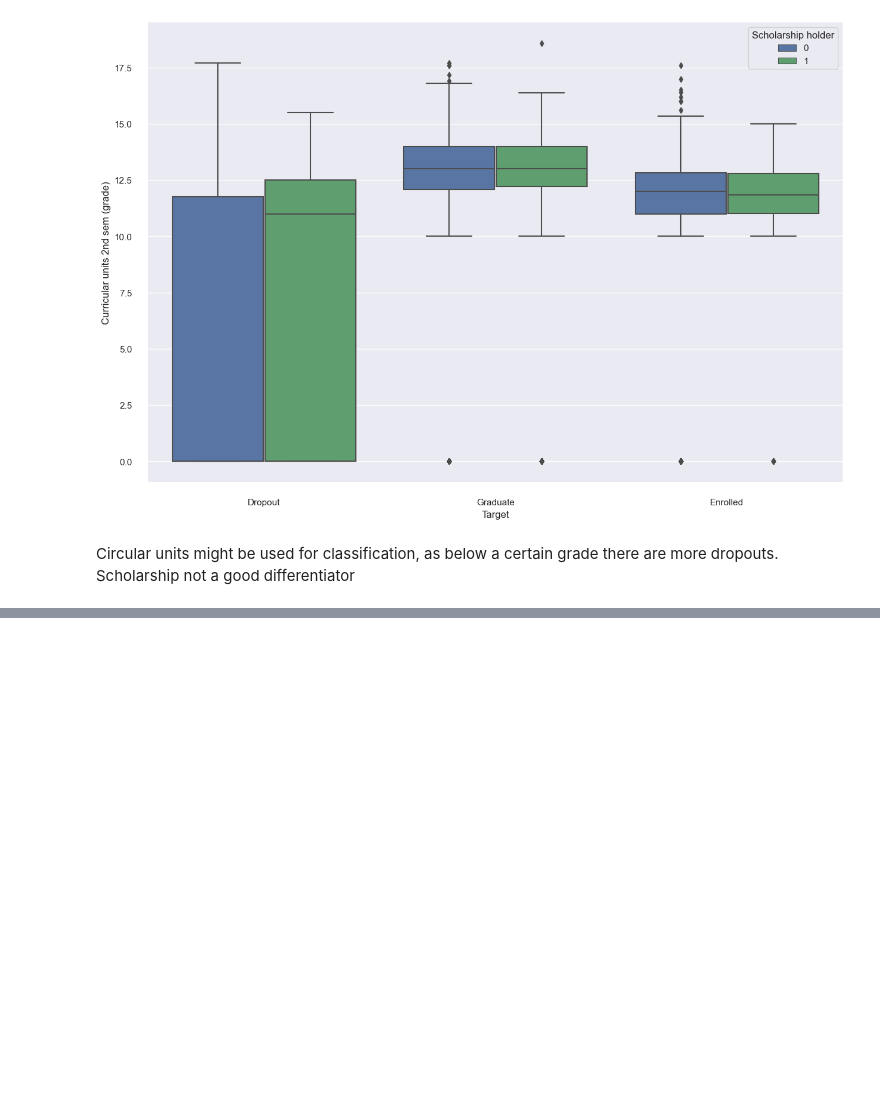
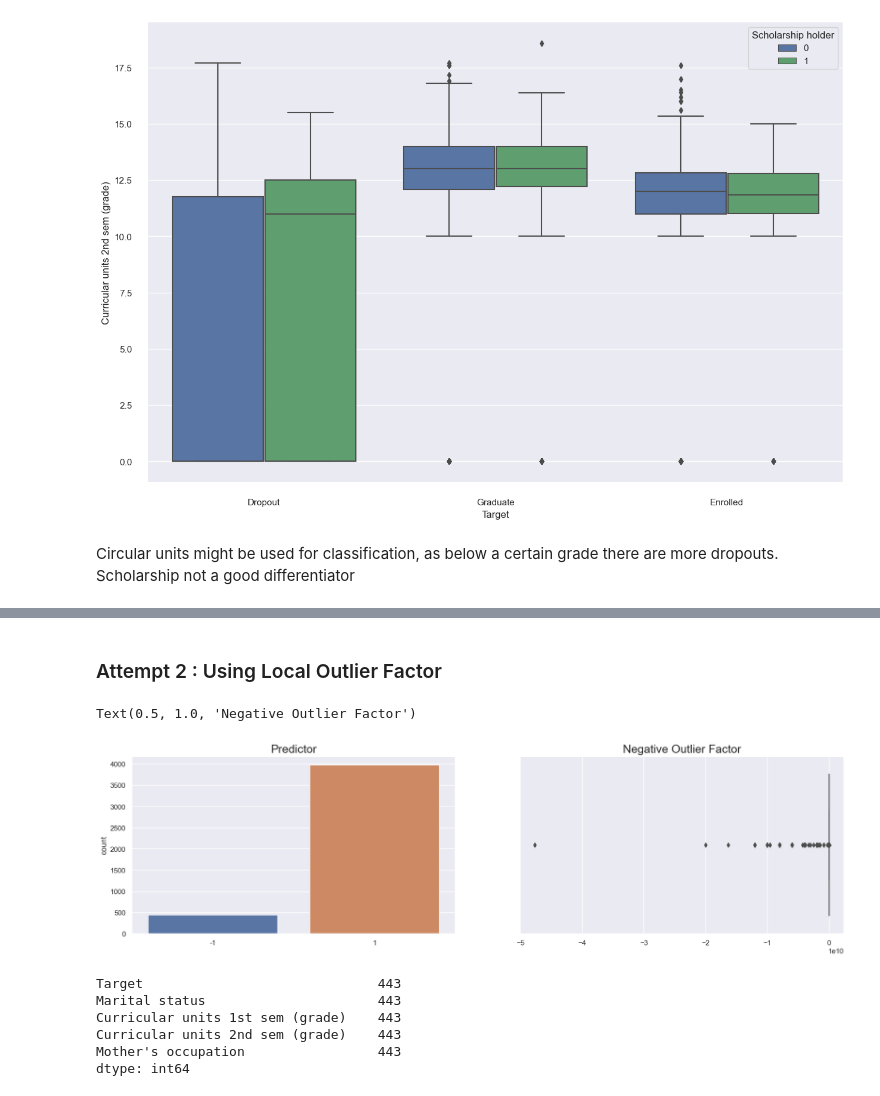
Before and after one commit to tersimdev/dropout-data-sci, a Jupyter notebook: Terence.ipynb, the cells around one changed output, grey strips where cells are left out. Drawn from its saved outputs; the diff is of its cells as text; code cells hidden in the pictures; blank space fills up the shorter version.

```diff
--- a/Terence.ipynb
+++ b/Terence.ipynb
@@ -449,0 +465,13 @@ Scholarship not a good differentiator
+# %%
+# selecting features that are good differetiators
+features = ["Target", "Marital status", "Curricular units 1st sem (grade)" ,"Curricular units 2nd sem (grade)", "Mother's occupation"]
+anomDf = df[features].copy()
+
+# encode dropout, graduate and enrolled as 0,1,2
+anomDf["Target"].replace({"Dropout" : 0, "Graduate" : 1, "Enrolled" : 2}, inplace = True)
+
+named_anomDf = anomDf.copy();
+for col in ["Target","Mother's occupation", "Marital status"]:
+    named_anomDf[col].replace(convert_numeric_to_cat(col), inplace=True)
+
+named_anomDf.sample(10)
@@ -449,0 +511,31 @@ Scholarship not a good differentiator
+# %% [markdown]
+### Attempt 2 : Using Local Outlier Factor
+# %%
+# hyper params
+num_neighbors = 5
+outliers_frac = 0.1
+# build model
+model = LocalOutlierFactor(n_neighbors=num_neighbors, contamination=outliers_frac)
+# %%
+# fit model
+pred = model.fit_predict(X=anomDf)
+neg_outlier_factor = model.negative_outlier_factor_
+# %%
+f,axes = plt.subplots(1,2,figsize=(20,5))
+ax = sb.countplot(x=pred, ax=axes[0])
+ax.set_title("Predictor", fontsize=18)
+ax = sb.boxplot(x=neg_outlier_factor, ax=axes[1])
+ax.set_title("Negative Outlier Factor", fontsize=18)
+# %% [output]
+Text(0.5, 1.0, 'Negative Outlier Factor')
+[figure, added]
+# %%
+outlierDf = anomDf[pred == -1].copy()
+outlierDf.count()
+# %% [output]
+Target                              443
+Marital status                      443
+Curricular units 1st sem (grade)    443
+Curricular units 2nd sem (grade)    443
+Mother's occupation                 443
+dtype: int64
```
Also changed, not shown: parts of 14 cells of this notebook.
